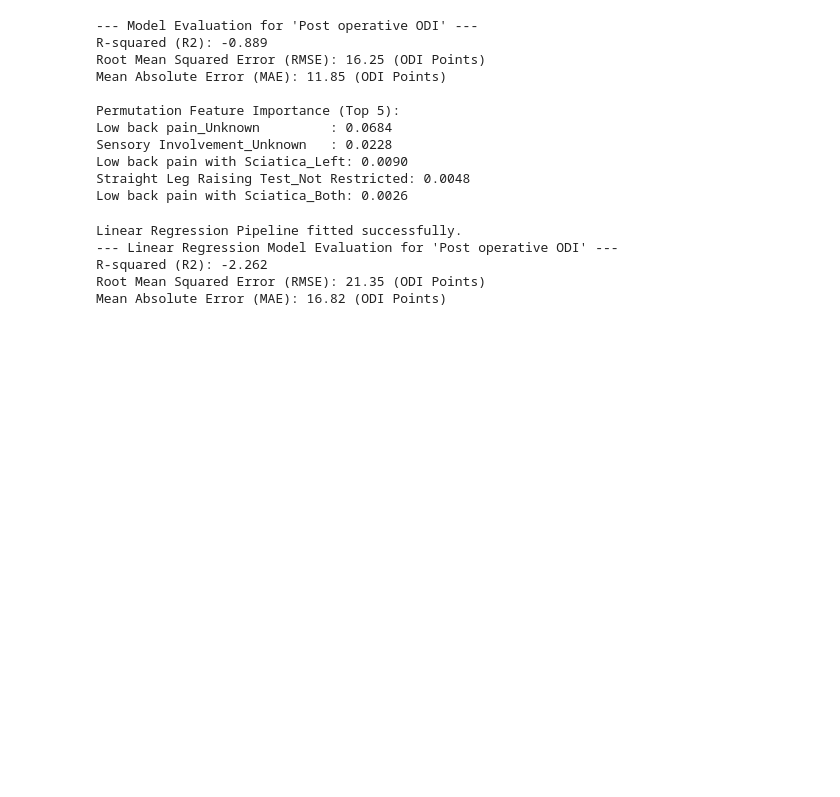
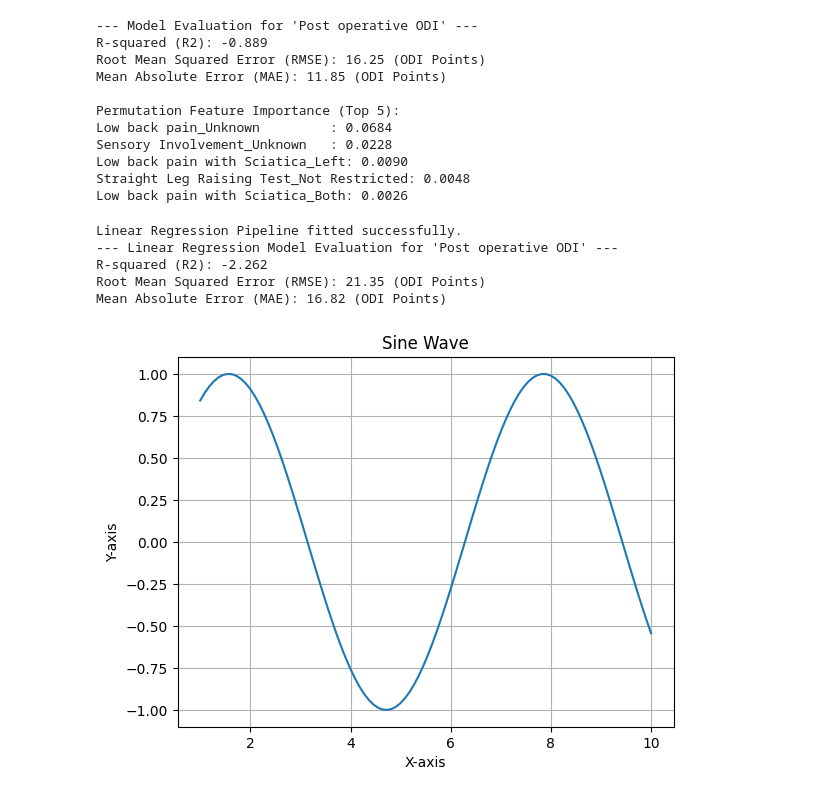
Before and after one commit to ahmed-kaif/plid-research, a Jupyter notebook: exp.ipynb, the cells around one changed output. Drawn from its saved outputs; the diff is of its cells as text; code cells hidden in the pictures; blank space fills up the shorter version.

```diff
--- a/exp.ipynb
+++ b/exp.ipynb
@@ -293,3 +293,18 @@ Linear Regression Pipeline fitted successfully.
 R-squared (R2): -2.262
 Root Mean Squared Error (RMSE): 21.35 (ODI Points)
 Mean Absolute Error (MAE): 16.82 (ODI Points)
+# %%
+import matplotlib.pyplot as plt
+
+x = np.linspace(1,10,100)
+y = np.sin(x)
+
+plt.plot(x,y)
+plt.title("Sine Wave")
+plt.xlabel("X-axis")
+plt.ylabel("Y-axis")
+plt.grid()
+plt.savefig("sine_wave.png", dpi=300, bbox_inches='tight')
+plt.show()
+# %% [output]
+[figure, added]
```
